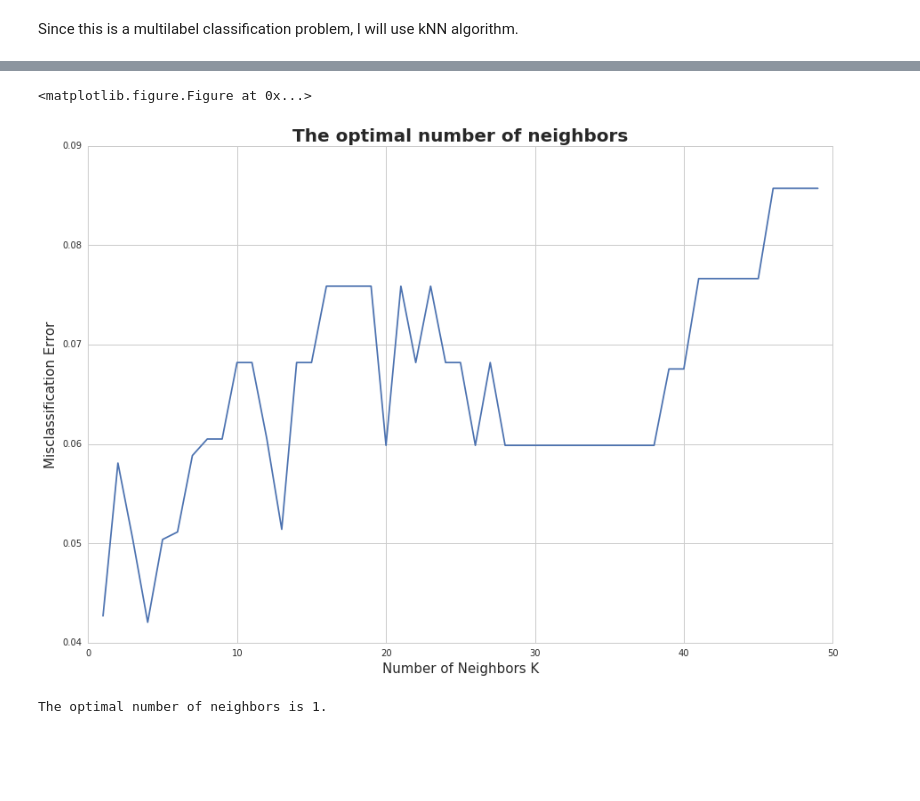
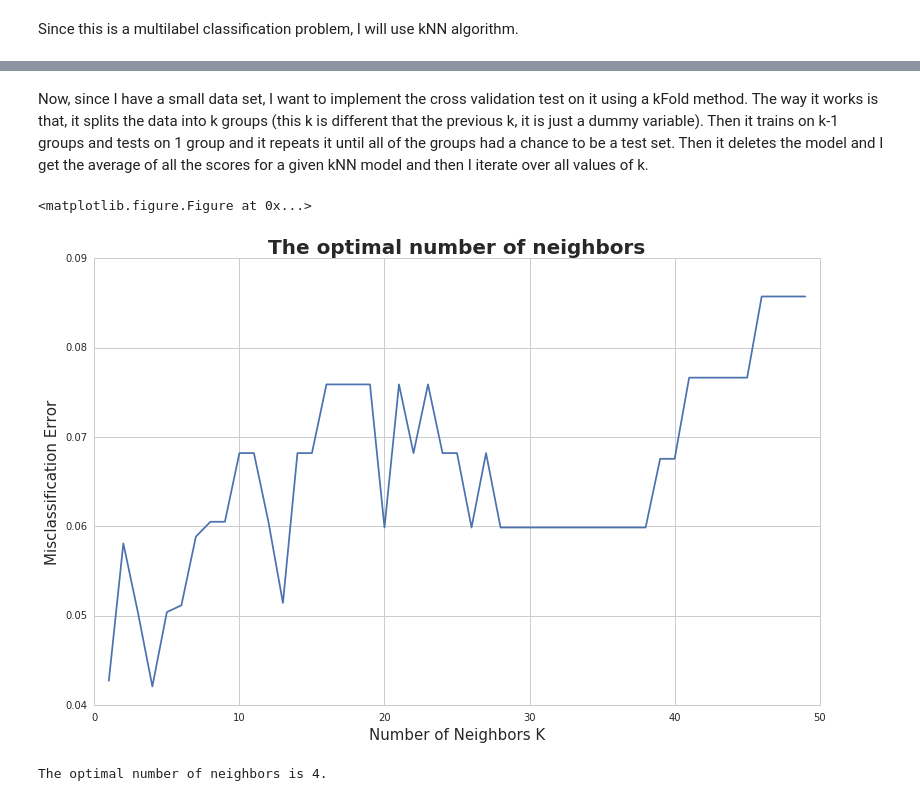
Before and after one commit to Andalibt/Data_Science_Portfolio, a Jupyter notebook: Iris.ipynb, the cells around one changed output, grey strips where cells are left out. Cells and saved outputs as stored; diff of their text form; code cells hidden in the pictures; blank space fills up the shorter version.

Commit message:
Completed the data analysis for the Iris data set

```diff
--- a/Iris.ipynb
+++ b/Iris.ipynb
@@ -228,34 +231,39 @@ print cm
+# %% [markdown]
+Now, since I have a small data set, I want to implement the cross validation test on it using a kFold method. The way it works is that, it splits the data into k groups (this k is different that the previous k, it is just a dummy variable). Then it trains on k-1 groups and tests on 1 group and it repeats it until all of the groups had a chance to be a test set. Then it deletes the model and I get the average of all the scores for a given kNN model and then I iterate over all values of k.
 # %%
 # creating list of K for KNN
 kList = list(range(1,50))
 # creating list of cv scores
-cv_scores = []
+cvScores = []
 
 # perform 10-fold cross validation
+# the value of 10 has been proven experimentally to work the best.
 for k in kList:
     model = KNeighborsClassifier(n_neighbors=k)
     scores = cross_val_score(model, X_train, y_train, cv=10, scoring='accuracy')
-    cv_scores.append(scores.mean())
+    cvScores.append(scores.mean())
 # %%
 import seaborn as sns
+#I had to import the seaborn here because it is not compatible with bar chars in matplotlib.
+# Maybe there is an easy fix. I just didn't spend time to find a better solution.
+
 # changing to misclassification error
-MSE = [1 - x for x in cv_scores]
+MSE = [1 - x for x in cvScores]
 
 plt.figure()
-plt.figure(figsize=(15,10))
+plt.figure(figsize=(13,8))
 plt.title('The optimal number of neighbors', fontsize=20, fontweight='bold')
 plt.xlabel('Number of Neighbors K', fontsize=15)
 plt.ylabel('Misclassification Error', fontsize=15)
-sns.set_style("whitegrid")
 plt.plot(kList, MSE)
 
 plt.show()
 # %% [output]
 <matplotlib.figure.Figure at 0x...>
-[figure, old version]
+[figure, new version]
 # %%
 # finding best k
 best_k = kList[MSE.index(min(MSE))]
 print("The optimal number of neighbors is %d." % best_k)
 # %% [output]
-The optimal number of neighbors is 1.
+The optimal number of neighbors is 4.
```
Also changed, not shown: parts of 6 cells of this notebook.
